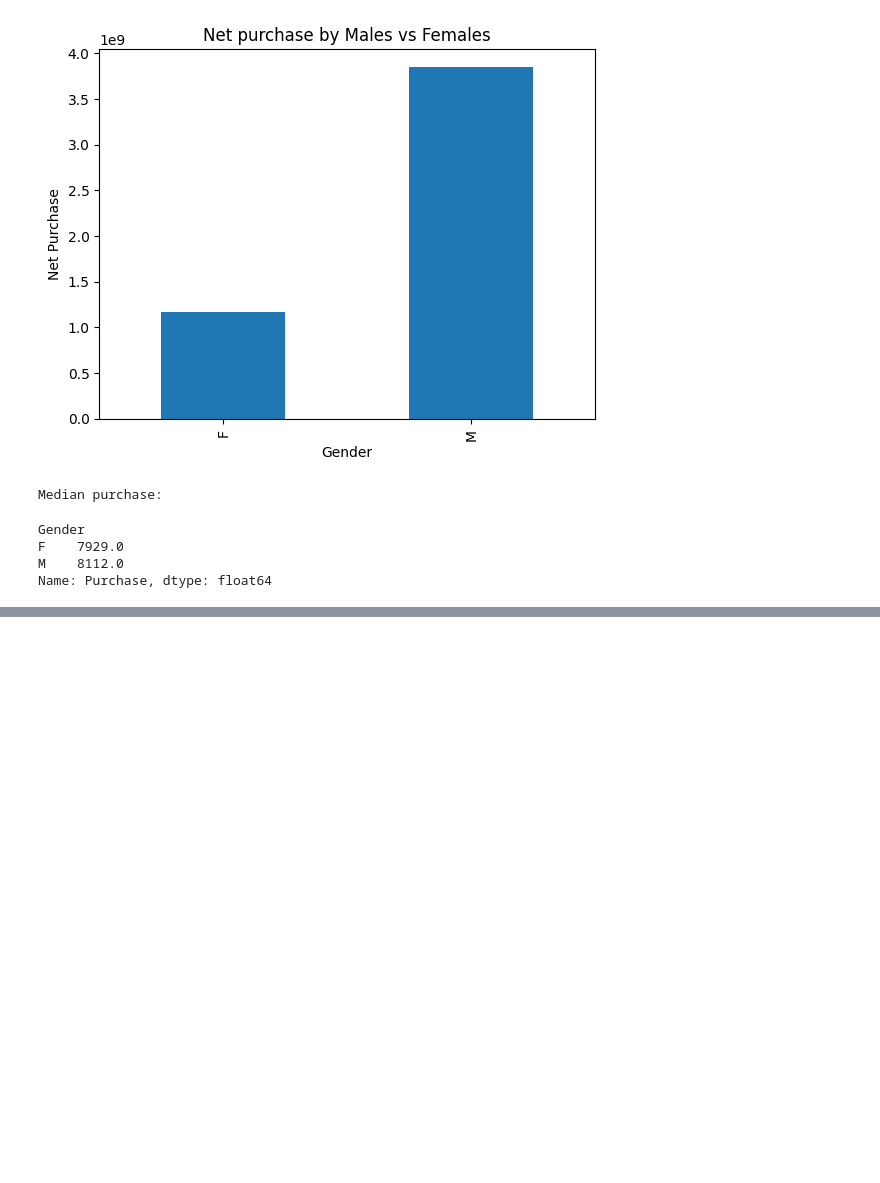
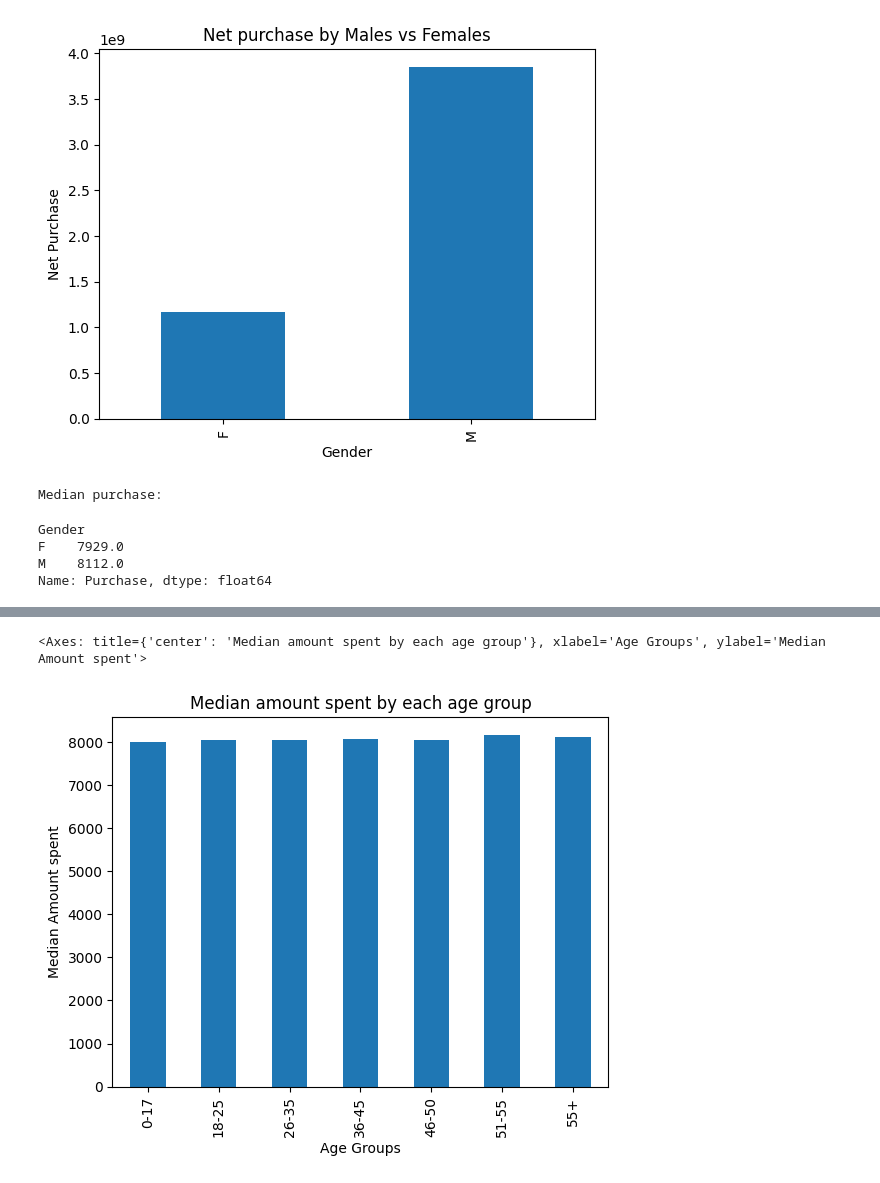
Before and after one commit to rishikeshpaulcode/Black-Friday-Sales-Analysis, a Jupyter notebook: black-friday-sales-analysis.ipynb, the cells around one changed output, grey strips where cells are left out. Drawn from its saved outputs; the diff is of its cells as text; code cells hidden in the pictures; blank space fills up the shorter version.

```diff
--- a/black-friday-sales-analysis.ipynb
+++ b/black-friday-sales-analysis.ipynb
@@ -257,0 +306,8 @@ df_gender['Purchase'].median().plot(kind='bar',
+# %%
+df_age['Purchase'].median().plot(kind='bar',
+                                 xlabel='Age Groups',
+                                 ylabel='Median Amount spent',
+                                 title='Median amount spent by each age group')
+# %% [output]
+<Axes: title={'center': 'Median amount spent by each age group'}, xlabel='Age Groups', ylabel='Median Amount spent'>
+[figure, added]
```
Also changed, not shown: parts of 9 cells of this notebook.
